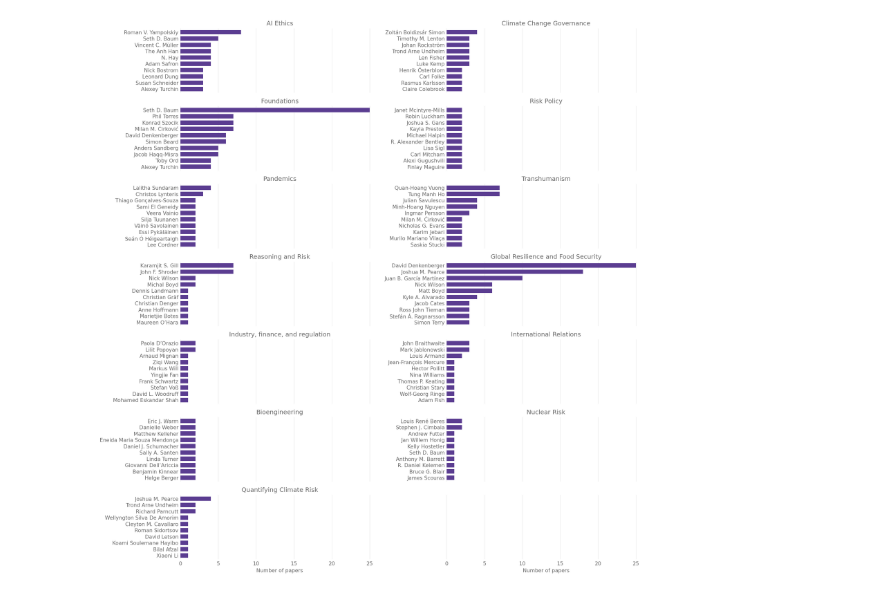
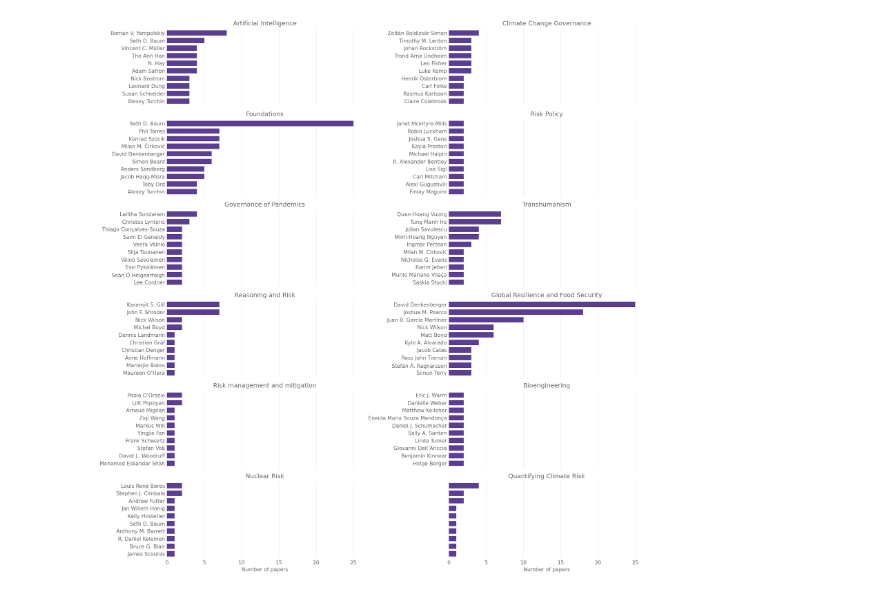
Before and after one commit to florianjehn/bibliometrics, a Jupyter notebook: scripts/cluster_visualization.ipynb, the cells around one changed output. Cells and saved outputs as stored; diff of their text form; code cells hidden in the pictures.

```diff
--- a/scripts/cluster_visualization.ipynb
+++ b/scripts/cluster_visualization.ipynb
@@ -20,11 +20,11 @@ vos_meta.head()
 | 4 | 8 | ['Alexey Turchin', ' David Denken... | Classification Of Global Catastro... | 2018 | 53.0 | Ai & society | 1 | 208.0 | 22.0 | ... |
 # %%
 # Create a dictionary of clusters numbers and their names
-cluster_names = {1: "AI Ethics", 2: "Climate Change Governance", 3: "Foundations", 4: "Risk Policy", 5: "Pandemics", 9: "Transhumanism", 10: "Reasoning and Risk", 11: "Global Resilience and Food Security", 12: "Industry, finance, and regulation", 13: "International Relations", 17: "Bioengineering", 20: "Nuclear Risk", 21: "Quantifying Climate Risk"}
+cluster_names = {1: "Artificial Intelligence", 2: "Climate Change Governance", 3: "Foundations", 4: "Risk Policy", 5: "Governance of Pandemics", 9: "Transhumanism", 10: "Reasoning and Risk", 11: "Global Resilience and Food Security", 12: "Risk management and mitigation", 17: "Bioengineering", 20: "Nuclear Risk", 21: "Quantifying Climate Risk"}
 # %%
 # Remove the unrelated clusters
 num_papers_before = vos_meta.shape[0]
-other_topic_clusters = [6, 7, 8, 14, 15, 16, 18, 19, 22, 23]
+other_topic_clusters = [6, 7, 8, 13, 14, 15, 16, 18, 19, 22, 23]
 vos_meta = vos_meta[~vos_meta["Cluster"].isin(other_topic_clusters)]
 num_papers_after = vos_meta.shape[0]
 print(f"Removed {num_papers_before - num_papers_after} papers from unrelated clusters")
@@ -86,6 +85,6 @@ ax.legend(handles[::-1], [ "Unique authors", "All authors"], title="Cluster")
 # %%
 # Calculate the main authors per cluser.
-fig, axes = plt.subplots(7,2, figsize=(15, 15), sharex=True)
+fig, axes = plt.subplots(6,2, figsize=(15, 15), sharex=True)
 axes = axes.flatten()
 
 for i, (cluster_name, cluster) in enumerate(vos_meta.groupby("Cluster")):
@@ -118,4 +117,4 @@ Text(0.5, 210.83333333333303, 'Number of papers')
-[figure, old version]
+[figure, new version]
 # %%
 remerged_data = pd.read_csv(f'data{os.sep}prepared{os.sep}remerged_data.csv')
 # Remove the unrelated clusters
```
Also changed, not shown: parts of 8 cells of this notebook, 5 other files.
